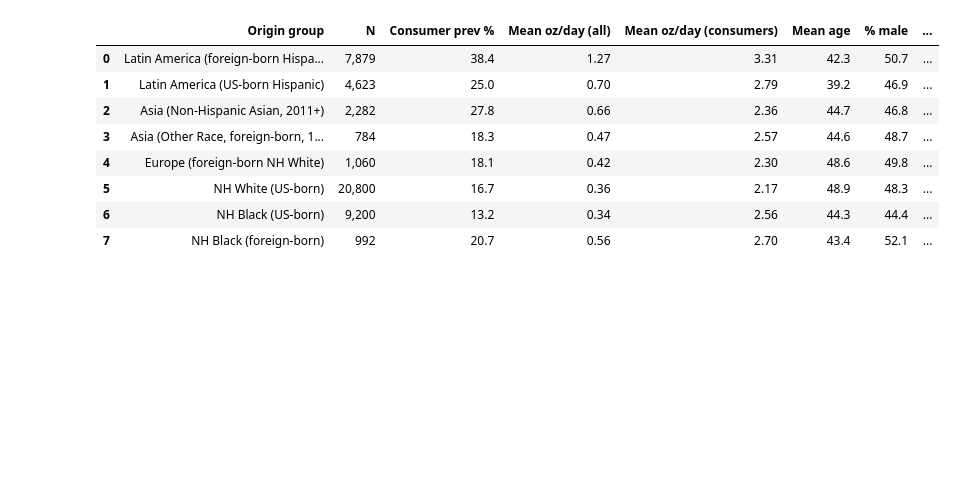
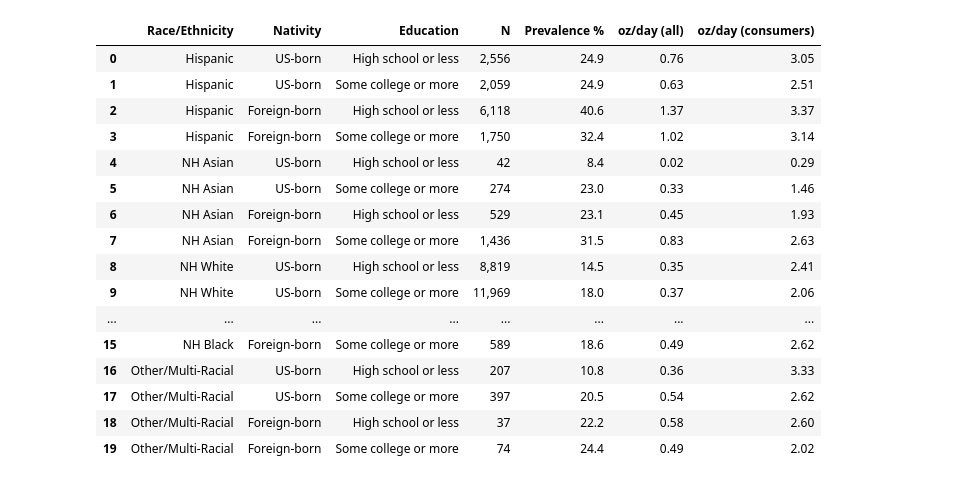
Before and after one commit to aflaxman/ai_assisted_us_health_data_analysis, a Jupyter notebook: nhanes_pulse_consumption/03_country_of_origin.ipynb, the cells around one changed output. Cells and saved outputs as stored; diff of their text form; code cells hidden in the pictures; blank space fills up the shorter version.

```diff
--- a/nhanes_pulse_consumption/03_country_of_origin.ipynb
+++ b/nhanes_pulse_consumption/03_country_of_origin.ipynb
@@ -340,49 +324,24 @@ by region of origin.
 # %%
-demo_rows = []
-for grp in ORIGIN_GROUPS_DISPLAY:
-    sub = dfw[dfw['ORIGIN_GROUP'] == grp]
-    if len(sub) == 0:
-        continue
-    # Overall stats
-    prev = weighted_pct(sub['IS_CONSUMER'], sub['WT_POOLED'])
-    oz = weighted_mean(sub['PULSE_OZ_EQ'], sub['WT_POOLED'])
-    cons = sub[sub['IS_CONSUMER'] == 1]
-    oz_c = weighted_mean(cons['PULSE_OZ_EQ'], cons['WT_POOLED'])
+edu_rows = []
+for race in RACE_GROUPS:
+    for nativity in NATIVITY_GROUPS:
+        for edu in ['High school or less', 'Some college or more']:
+            sub = dfw[(dfw['RACE_4'] == race) & (dfw['NATIVITY_2'] == nativity)
+                      & (dfw['EDUCATION'] == edu)]
+            if len(sub) < 30:
+                continue
+            s = group_stats(sub, 'IS_CONSUMER', 'PULSE_OZ_EQ', 'WT_POOLED')
+            edu_rows.append({
+                'Race/Ethnicity': race, 'Nativity': nativity,
+                'Education': edu, 'N': s['N'],
+                'Prevalence %': s['prev_pct'],
+                'oz/day (all)': s['oz_all'],
+                'oz/day (consumers)': s['oz_consumers'],
+            })
 
-    # Age
-    mean_age = weighted_mean(sub['RIDAGEYR'], sub['WT_POOLED'])
-
-    # Sex (% male)
-    pct_male = weighted_pct((sub['SEX'] == 'Male').astype(float), sub['WT_POOLED'])
-
-    # Education (% some college or more)
-    edu_sub = sub[sub['EDUCATION'].notna()]
-    pct_college = weighted_pct((edu_sub['EDUCATION'] == 'Some college or more').astype(float),
-                               edu_sub['WT_POOLED']) if len(edu_sub) > 0 else np.nan
-
-    # IPR (% > 1.85)
-    ipr_sub = sub[sub['IPR_GROUP'].notna()]
-    pct_highinc = weighted_pct((ipr_sub['IPR_GROUP'] == '>1.85').astype(float),
-                               ipr_sub['WT_POOLED']) if len(ipr_sub) > 0 else np.nan
-
-    demo_rows.append({
-        'Origin group': grp,
-        'N': len(sub),
-        'Consumer prev %': prev,
-        'Mean oz/day (all)': oz,
-        'Mean oz/day (consumers)': oz_c,
-        'Mean age': mean_age,
-        '% male': pct_male,
-        '% college+': pct_college,
-        '% IPR>1.85': pct_highinc,
-    })
-
-demo_summary_df = pd.DataFrame(demo_rows)
-display(demo_summary_df.style.format({
-    'N': '{:,}',
-    'Consumer prev %': '{:.1f}',
-    'Mean oz/day (all)': '{:.2f}', 'Mean oz/day (consumers)': '{:.2f}',
-    'Mean age': '{:.1f}', '% male': '{:.1f}',
-    '% college+': '{:.1f}', '% IPR>1.85': '{:.1f}',
-}).set_caption('Demographic summary by region of origin (weighted)'))
+edu_cross_df = pd.DataFrame(edu_rows)
+display(edu_cross_df.style.format({
+    'N': '{:,}', 'Prevalence %': '{:.1f}',
+    'oz/day (all)': '{:.2f}', 'oz/day (consumers)': '{:.2f}',
+}).set_caption('Pulse consumption by education × nativity × race/ethnicity (weighted)'))
 # %% [output]
@@ -390,9 +349,17 @@ Demographic summary by region of origin (weighted)
-|  | Origin group | N | Consumer prev % | Mean oz/day (all) | Mean oz/day (consumers) | Mean age | % male | ... |
-| 0 | Latin America (foreign-born Hispa... | 7,879 | 38.4 | 1.27 | 3.31 | 42.3 | 50.7 | ... |
-| 1 | Latin America (US-born Hispanic) | 4,623 | 25.0 | 0.70 | 2.79 | 39.2 | 46.9 | ... |
-| 2 | Asia (Non-Hispanic Asian, 2011+) | 2,282 | 27.8 | 0.66 | 2.36 | 44.7 | 46.8 | ... |
-| 3 | Asia (Other Race, foreign-born, 1... | 784 | 18.3 | 0.47 | 2.57 | 44.6 | 48.7 | ... |
-| 4 | Europe (foreign-born NH White) | 1,060 | 18.1 | 0.42 | 2.30 | 48.6 | 49.8 | ... |
-| 5 | NH White (US-born) | 20,800 | 16.7 | 0.36 | 2.17 | 48.9 | 48.3 | ... |
-| 6 | NH Black (US-born) | 9,200 | 13.2 | 0.34 | 2.56 | 44.3 | 44.4 | ... |
-| 7 | NH Black (foreign-born) | 992 | 20.7 | 0.56 | 2.70 | 43.4 | 52.1 | ... |
+|  | Race/Ethnicity | Nativity | Education | N | Prevalence % | oz/day (all) | oz/day (consumers) |
+| 0 | Hispanic | US-born | High school or less | 2,556 | 24.9 | 0.76 | 3.05 |
+| 1 | Hispanic | US-born | Some college or more | 2,059 | 24.9 | 0.63 | 2.51 |
+| 2 | Hispanic | Foreign-born | High school or less | 6,118 | 40.6 | 1.37 | 3.37 |
+| 3 | Hispanic | Foreign-born | Some college or more | 1,750 | 32.4 | 1.02 | 3.14 |
+| 4 | NH Asian | US-born | High school or less | 42 | 8.4 | 0.02 | 0.29 |
+| 5 | NH Asian | US-born | Some college or more | 274 | 23.0 | 0.33 | 1.46 |
+| 6 | NH Asian | Foreign-born | High school or less | 529 | 23.1 | 0.45 | 1.93 |
+| 7 | NH Asian | Foreign-born | Some college or more | 1,436 | 31.5 | 0.83 | 2.63 |
+| 8 | NH White | US-born | High school or less | 8,819 | 14.5 | 0.35 | 2.41 |
+| 9 | NH White | US-born | Some college or more | 11,969 | 18.0 | 0.37 | 2.06 |
+| ... | ... | ... | ... | ... | ... | ... | ... |
+| 15 | NH Black | Foreign-born | Some college or more | 589 | 18.6 | 0.49 | 2.62 |
+| 16 | Other/Multi-Racial | US-born | High school or less | 207 | 10.8 | 0.36 | 3.33 |
+| 17 | Other/Multi-Racial | US-born | Some college or more | 397 | 20.5 | 0.54 | 2.62 |
+| 18 | Other/Multi-Racial | Foreign-born | High school or less | 37 | 22.2 | 0.58 | 2.60 |
+| 19 | Other/Multi-Racial | Foreign-born | Some college or more | 74 | 24.4 | 0.49 | 2.02 |
```
Also changed, not shown: parts of 12 cells of this notebook.
